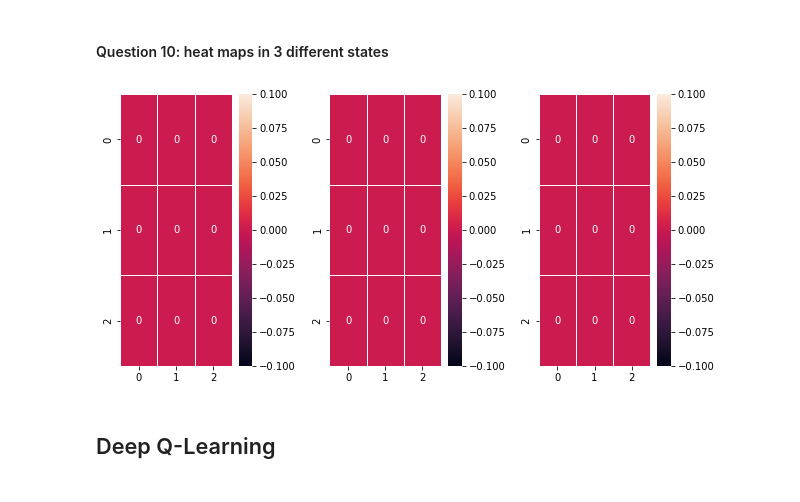
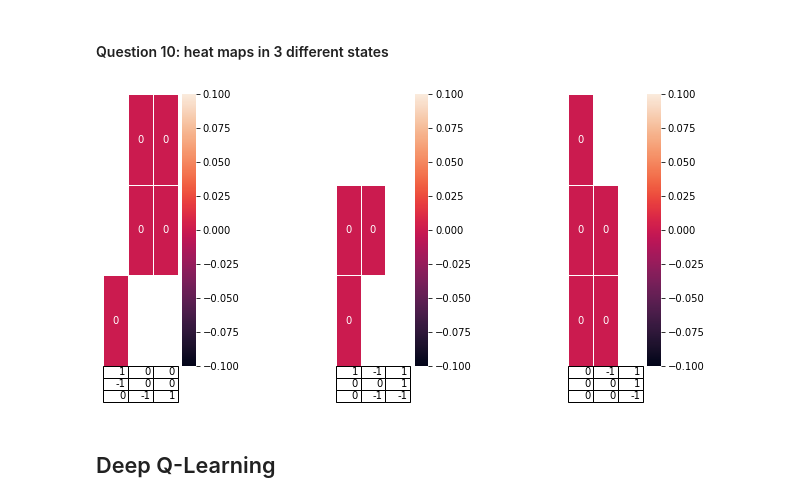
Before and after one commit to IvanBioli/ANN_Project, a Jupyter notebook: code/mini_project_1.ipynb, the cells around one changed output. Drawn from its saved outputs; the diff is of its cells as text; code cells hidden in the pictures.

Commit message:
Reorganized notebook and fixed heatmaps function

```diff
--- a/code/mini_project_1.ipynb
+++ b/code/mini_project_1.ipynb
@@ -321,16 +463,14 @@ n_star = 40000.0 :      M_opt =  0.0    M_rand =  0.7325
 #### 2.1.2 Good experts and bad experts
 # %%
 n_star = 4000 # this should be picked from before not inserted manually
-M = 11 # how much we want to stratify [0, 1]
-# a reasonable choice for the epsilon vector here to me is
-#vec_epsilon_opt = np.hstack([np.array([0]), st.uniform.rvs(loc=np.arange(M) / M, scale=1/M), np.array([1])])
+M = 11
 vec_epsilon_opt = np.linspace(0,1,M)
 print(vec_epsilon_opt)
 stats_dict_epsilon_opt = {}
 for epsilon_opt in vec_epsilon_opt:
     print("------------- Training with epsilon_opt =", epsilon_opt, "-------------")
     start = time.time()
-    Q, stats = q_learning(env, epsilon_opt=epsilon_opt, test_freq=test_freq)
+    Q, stats = q_learning(env, epsilon_opt=epsilon_opt, test_freq=test_freq, against_opt=True)
     M_opt = measure_performance(QPlayer(Q=Q), OptimalPlayer(epsilon=0.), num_episodes=2000)
     M_rand = measure_performance(QPlayer(Q=Q), OptimalPlayer(epsilon=1.), num_episodes=2000)
     print("M_opt =", M_opt)
@@ -453,12 +522,11 @@ alpha = 0.05    # Learning rate
 gamma = 0.99    # Discount factor
 epsilon_vec_plot = np.array([0, 0.0001, 0.0005, 0.001, 0.005, 0.01, 0.05, 0.1, 0.5, 1])
 epsilon_vec = np.hstack((epsilon_vec_plot, np.setdiff1d(np.logspace(-4, -1, 10), epsilon_vec_plot)))
-print(epsilon_vec)
 stats_dict_eps_self = {}
 for epsilon in epsilon_vec:
     print("------------- Training with epsilon =", epsilon, "-------------")
-    Q, stats = q_learning_self_practice(env, num_episodes=num_episodes,
-                        epsilon_exploration=epsilon, test_freq = 250, verbose=True)
+    Q, stats = q_learning(env, num_episodes=num_episodes,
+                        epsilon_exploration=epsilon, test_freq = 250, verbose=False, self_practice=True)
     M_opt = measure_performance(QPlayer(Q=Q), OptimalPlayer(epsilon=0.), num_episodes=2000)
     M_rand = measure_performance(QPlayer(Q=Q), OptimalPlayer(epsilon=1.), num_episodes=2000)
     print("M_opt =", M_opt)
@@ -499,7 +568,6 @@ KeyError: 0.1
 #### Question 8: Changing exploration rule, $\epsilon$ decay
 # %%
 vec_n_star = np.hstack((np.array([1, 100, 500, 750]), np.round(np.logspace(3, np.log10(40000), 16))))
-print(vec_n_star)
 epsilon_min = 0.1
 epsilon_max = 0.8
 stats_dict_nstar_self = {}
@@ -508,8 +576,8 @@ for n_star in vec_n_star:
     def epsilon_exploration_rule(n):
         return np.max([epsilon_min, epsilon_max * (1 - n/n_star)])
     start = time.time()
-    Q, stats = q_learning_self_practice(env, epsilon_exploration_rule=epsilon_exploration_rule,
-                                        test_freq=test_freq,  num_episodes=num_episodes, verbose=True)
+    Q, stats = q_learning(env, epsilon_exploration_rule=epsilon_exploration_rule,
+                            test_freq=test_freq,  num_episodes=num_episodes, verbose=False, self_practice=True)
     M_opt = measure_performance(QPlayer(Q=Q), OptimalPlayer(epsilon=0.), num_episodes=200)
     M_rand = measure_performance(QPlayer(Q=Q), OptimalPlayer(epsilon=1.), num_episodes=200)
     print("M_opt =", M_opt)
@@ -557,15 +625,19 @@ n_star_self = 5000 :    M_opt =  -0.1   M_rand =  0.885
 # %%
 def heatmaps_subplots(grids, Q):
     fig, ax = plt.subplots(1, grids.shape[0], sharex='col', figsize=(10, 5))
-    plt.subplots_adjust(wspace=0.5)
+    plt.subplots_adjust(wspace=1.5)
+    grids_ = np.reshape(grids, (grids.shape[0], 3, 3))
     for i in range(grids.shape[0]):
         df = Q[encode_state(grids[i, :])][:]
         df = np.reshape(df, (3, 3))
-        sns.heatmap(df, annot=True, linewidths=.5, ax=ax[i])
+        ax[i].table(cellText=grids_[i])
+        sns.heatmap(df, annot=True, mask=(grids_[i] != 0), linewidths=.5,
+                    ax=ax[i], xticklabels=False, yticklabels=False)
+        ax[i].axis("off")
 # %%
-grids = np.array([[1, 0, -1, 1, -1, 1, 1, -1, 1], [1, -1, 1, 0, 0, 1, 0, -1, -1], [0, -1, 1, 0, 0, 1, 0, 0, -1]])
+grids = np.array([[1, 0, 0, -1, 0, 0, 0, -1, 1], [1, -1, 1, 0, 0, 1, 0, -1, -1], [0, -1, 1, 0, 0, 1, 0, 0, -1]])
 heatmaps_subplots(grids, Q)
 # %% [output]
-[figure, old version]
+[figure, new version]
 # %% [markdown]
 ## Deep Q-Learning
```
Also changed, not shown: parts of 13 cells of this notebook, 1 other file.
